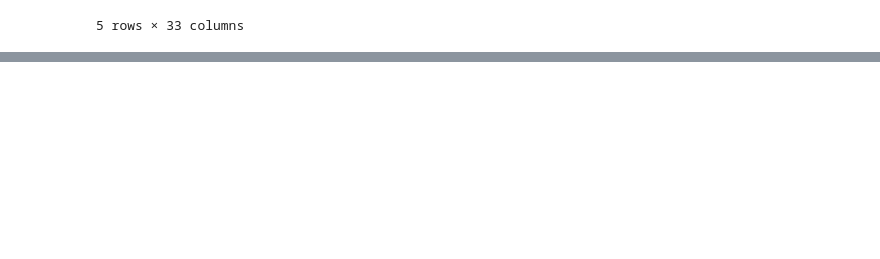
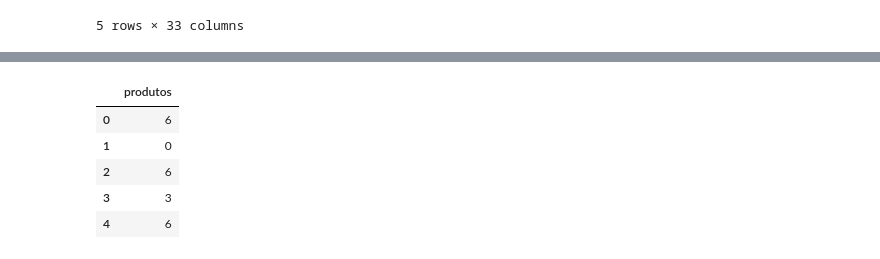
Before and after one commit to arcursino/credit-bureau, a Jupyter notebook: olist_transform.ipynb, the cells around one changed output, grey strips where cells are left out. Saved outputs shown, nothing was run; the diff lists cells and outputs as text; code cells hidden in the pictures; blank space fills up the shorter version.

```diff
--- a/olist_transform.ipynb
+++ b/olist_transform.ipynb
@@ -248,0 +129,14 @@ fmap.save(outfile= "geracoes_rj.html")
+# %%
+uf = prod_uf['SIGLA_UF']
+prod = prod_uf['top10_produtos']
+# %%
+teste = pd.DataFrame([(prod[0]) for prod, *c in prod_uf.values], columns=['produtos'])
+# %%
+teste.head()
+# %% [output]
+|  | produtos |
+| 0 | 6 |
+| 1 | 0 |
+| 2 | 6 |
+| 3 | 3 |
+| 4 | 6 |
```
Also changed, not shown: parts of 63 cells of this notebook, 3 other files.
